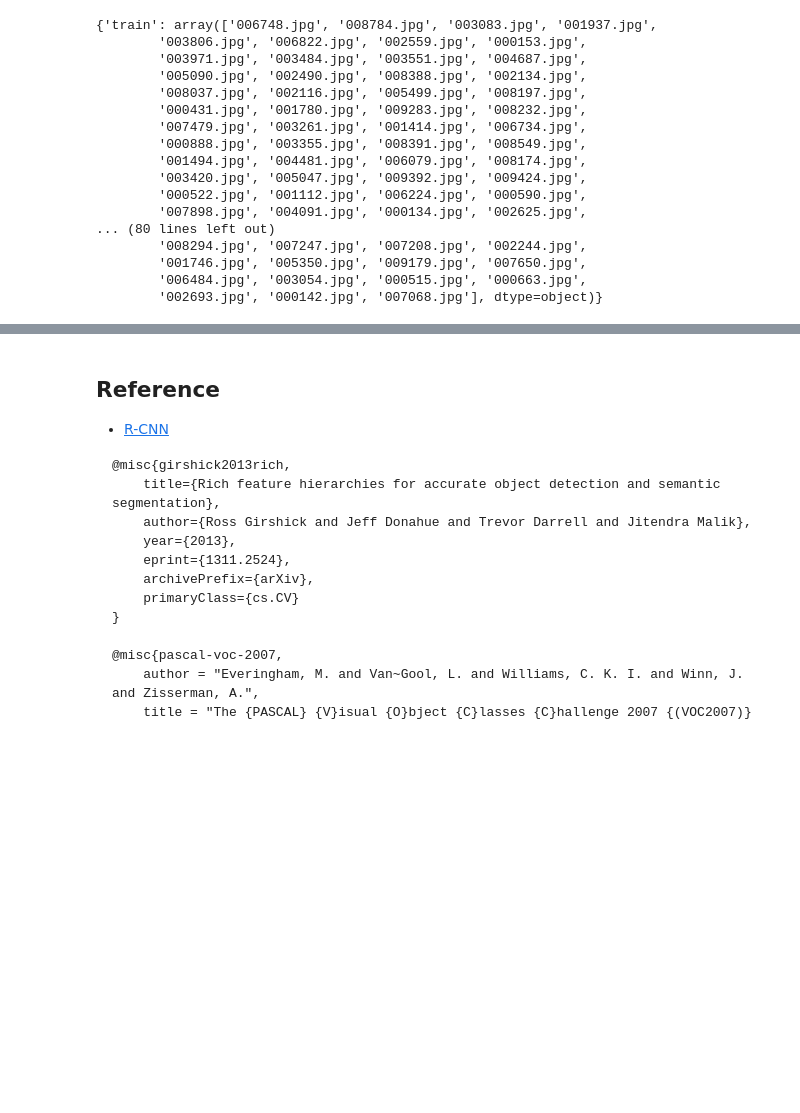
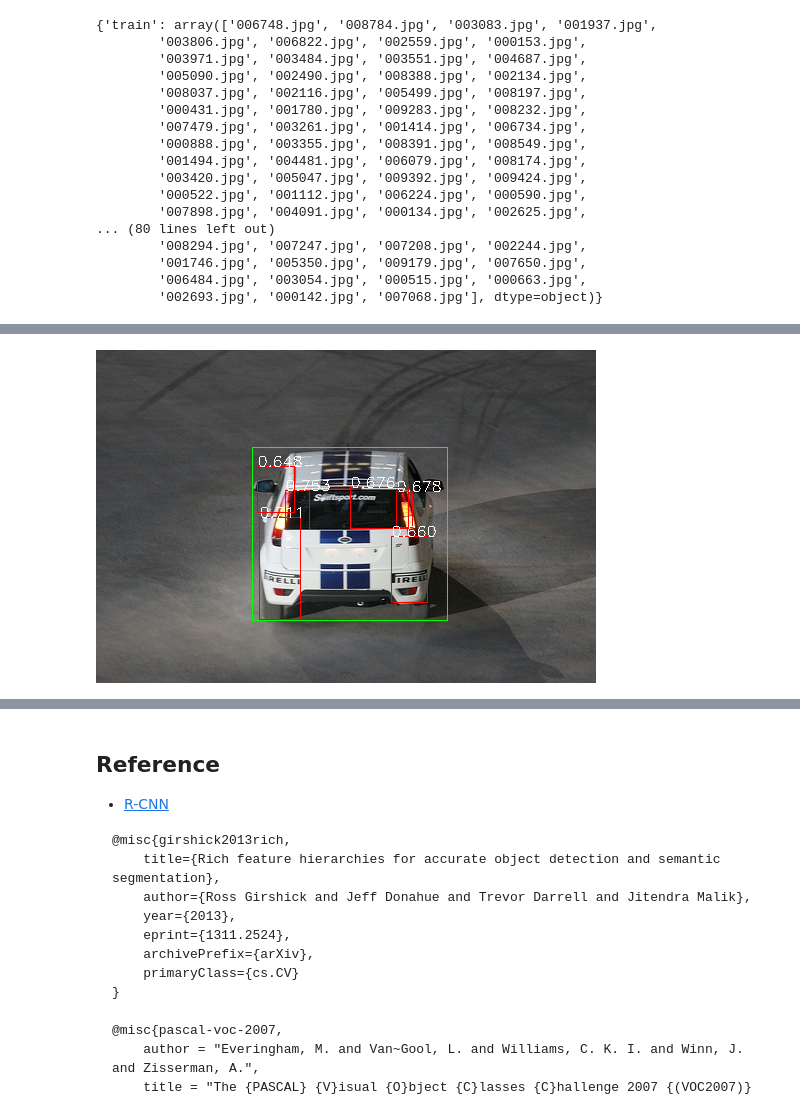
Before and after one commit to hodurie/AI_Study, a Jupyter notebook: Implementation/Object Detection/R-CNN/R-CNN.ipynb, the cells around one changed output, grey strips where cells are left out. Drawn from its saved outputs; the diff is of its cells as text; code cells hidden in the pictures; blank space fills up the shorter version.

```diff
--- a/Implementation/Object Detection/R-CNN/R-CNN.ipynb
+++ b/Implementation/Object Detection/R-CNN/R-CNN.ipynb
@@ -789,0 +1349,6 @@ class CustomBatchSampler(Sampler):
+# %%
+for param in model.parameters():
+    param.requires_grad = False
+
+model.classifier[6] = nn.Linear(num_features, num_classes)
+print(model)
@@ -789,0 +1516,8 @@ class CustomBatchSampler(Sampler):
+# %%
+def draw_box_with_text(img, rect_list, score_list):
+    for i in range(len(rect_list)):
+        xmin, ymin, xmax, ymax = rect_list[i]
+        score = score_list[i]
+
+        cv2.rectangle(img, (xmin, ymin), (xmax, ymax), color=(0, 0, 255), thickness=1)
+        cv2.putText(img, "{:.3f}".format(score), (xmin, ymin), cv2.FONT_HERSHEY_SIMPLEX, 0.5, (255, 255, 255), 1)
@@ -789,0 +1553,76 @@ class CustomBatchSampler(Sampler):
+# %%
+device = torch.device('cuda:0' if torch.cuda.is_available() else 'cpu')
+
+transform = transform = transforms.Compose([
+        transforms.ToPILImage(),
+        transforms.Resize((227, 227)),
+        transforms.RandomHorizontalFlip(),
+        transforms.ToTensor(),
+        transforms.Normalize((0.5, 0.5, 0.5), (0.5, 0.5, 0.5))
+    ])
+
+model = models.alexnet(pretrained=True)
+
+num_classes = 2
+num_features = model.classifier[6].in_features
+model.classifier[6] = nn.Linear(num_features, num_classes)
+model.load_state_dict(torch.load(os.path.join(model_path, 'best_linear_svm_alexnet.pth')))
+model.eval()
+
+for param in model.parameters():
+    param.requires_grad = False
+
+if device:
+    model = model.to(device)
+
+gs = cv2.ximgproc.segmentation.createSelectiveSearchSegmentation()
+
+test_img_path = './JPEGImages/000012.jpg'
+
+img = cv2.imread(test_img_path)
+dst = copy.deepcopy(img)
+
+cond = df['file_name'] == test_img_path.split('/')[-1]
+cols = ['xmin', 'ymin', 'xmax', 'ymax']
+
+bndboxes = np.array(df.loc[cond, cols])
+print(bndboxes)
+
+for bndbox in bndboxes:
+    xmin, ymin, xmax, ymax = bndbox
+    cv2.rectangle(dst, (xmin, ymin), (xmax, ymax), color=(0, 255, 0), thickness=1)
+
+gs.setBaseImage(img)
+gs.switchToSelectiveSearchFast()
+rects = gs.process()
+print('Suggested number of candidate areas: %d' % len(rects))
+
+svm_thresh = 0.60
+score_list = list()
+positive_list = list()
+
+print(rects.shape)
+
+for rect in rects:
+    xmin, ymin, xmax, ymax = rect
+    rect_img = img[ymin:ymax, xmin:xmax]
+    if rect_img[0] != 0 and rect_img[1] != 0:
+        rect_transform = transform(rect_img).to(device)
+        output = model(rect_transform.unsqueeze(0))[0]
+
+        if torch.argmax(output).item() == 1:
+            probs = torch.softmax(output, dim=0).cpu().numpy()
+
+            if probs[1] >= svm_thresh:
+                score_list.append(probs[1])
+                positive_list.append(rect)
+                print(rect, output, probs)
+
+nms_rects, nms_scores = nms(positive_list, score_list)
+print(nms_rects)
+print(nms_scores)
+draw_box_with_text(dst, nms_rects, nms_scores)
+
+cv2_imshow(dst)
+cv2.waitKey(0)
+# %% [output]
@@ -789,0 +1642 @@ class CustomBatchSampler(Sampler):
+[figure, added]
```
Also changed, not shown: parts of 42 cells of this notebook.
